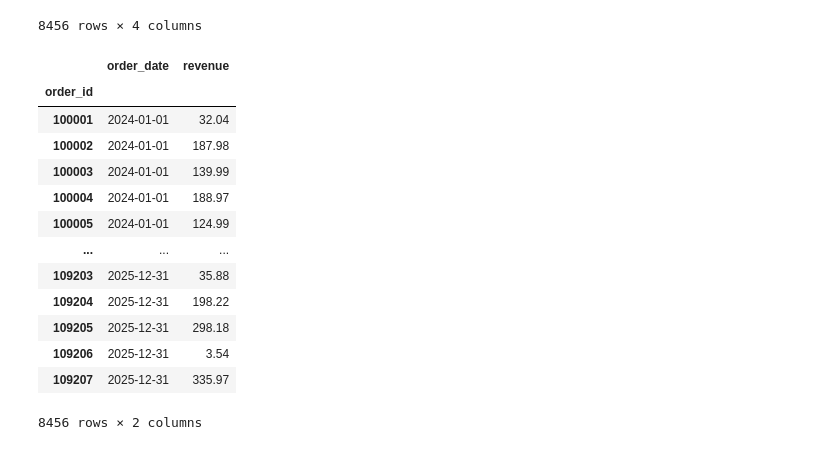
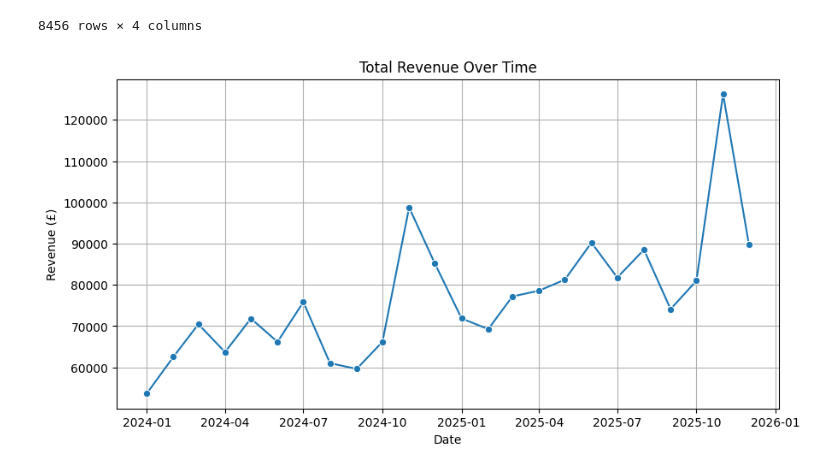
Before and after one commit to Mohamed-Shaheedullah/wayfair-python-analysis, a Jupyter notebook: wayfair-analysis.ipynb, the cells around one changed output. Saved outputs shown, nothing was run; the diff lists cells and outputs as text; code cells hidden in the pictures.

Commit message:
plotted graph of year-month versus revenue

```diff
--- a/wayfair-analysis.ipynb
+++ b/wayfair-analysis.ipynb
@@ -283,21 +285,30 @@ grouped
 | 109207 | 335.97 | 0.00 | 2025-12-31 23:23:29 | 335.97 |
 8456 rows × 4 columns
 # %%
-grouped['order_date'] = pd.to_datetime(grouped['order_date']).dt.date
+# grouped['order_date'] = pd.to_datetime(grouped['order_date']).dt.date
 # %%
-grouped[['order_date', 'revenue']]
+order_info = grouped[['order_date', 'revenue']].copy()
-# %% [output]
-|  | order_date | revenue |
-| order_id |  |  |
-| 100001 | 2024-01-01 | 32.04 |
-| 100002 | 2024-01-01 | 187.98 |
-| 100003 | 2024-01-01 | 139.99 |
-| 100004 | 2024-01-01 | 188.97 |
-| 100005 | 2024-01-01 | 124.99 |
-| ... | ... | ... |
-| 109203 | 2025-12-31 | 35.88 |
-| 109204 | 2025-12-31 | 198.22 |
-| 109205 | 2025-12-31 | 298.18 |
-| 109206 | 2025-12-31 | 3.54 |
-| 109207 | 2025-12-31 | 335.97 |
-8456 rows × 2 columns
+# %%
+order_info['year'] = order_info['order_date'].dt.year
+order_info['month'] = order_info['order_date'].dt.month
+# %%
+# this cell from Gemini
+# 1. Group by year and month to get the total revenue per month
+monthly_revenue = order_info.groupby(['year', 'month'])['revenue'].sum().reset_index()
+
+# 2. Combine year and month into a single datetime column for smooth plotting
+monthly_revenue['date'] = pd.to_datetime(
+    monthly_revenue['year'].astype(str) + '-' + monthly_revenue['month'].astype(str) + '-01'
+)
+
+# 3. Plot using Seaborn
+plt.figure(figsize=(10, 5))
+sns.lineplot(data=monthly_revenue, x='date', y='revenue', marker='o')
+
+plt.title('Total Revenue Over Time')
+plt.xlabel('Date')
+plt.ylabel('Revenue (£)')
+plt.grid(True)
+plt.show()
+# %% [output]
+[figure, added]
```
Also changed, not shown: parts of 2 cells of this notebook.
